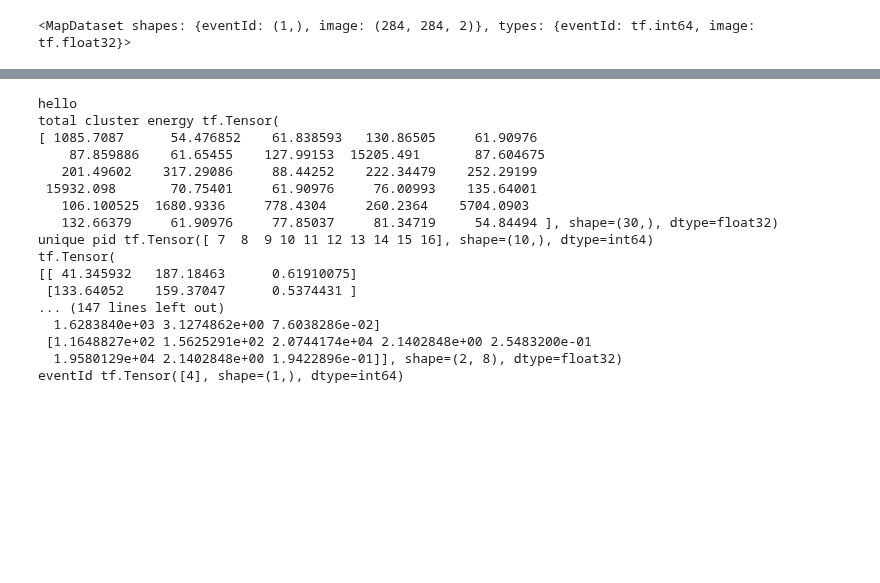
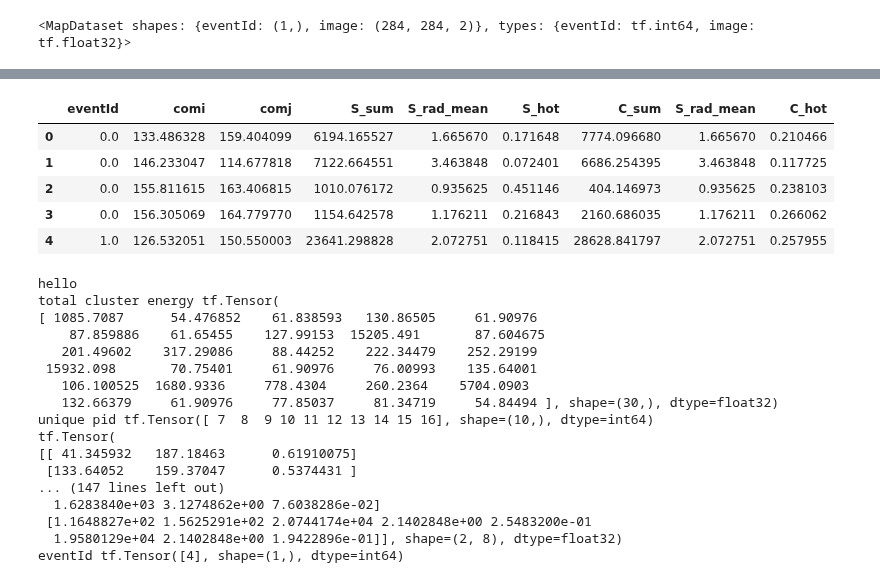
Before and after one commit to mollyhjorthjensen/DREAM, a Jupyter notebook: Analysis/clustering.ipynb, the cells around one changed output, grey strips where cells are left out. Cells and saved outputs as stored; diff of their text form; code cells hidden in the pictures; blank space fills up the shorter version.

```diff
--- a/Analysis/clustering.ipynb
+++ b/Analysis/clustering.ipynb
@@ -84,0 +73,16 @@ KeyError: 'proto'
+# %%
+cols = ['eventId', 'comi', 'comj', 'S_sum', 'S_rad_mean', 'S_hot', 'C_sum', 'S_rad_mean', 'C_hot']
+pdf = pd.DataFrame(columns=cols)
+for parsed in dataset:
+    output = cluster_maker(parsed)
+    output2 = cluster_splitter(output)
+    output3 = scalar_features(output2)
+    s = parsed['scalar'].numpy()
+    eventId = parsed['eventId'].numpy()
+    eventId_rep = np.tile(eventId, [s.shape[0], 1])
+    arr = np.hstack((eventId_rep, s))
+    pdfi = pd.DataFrame(arr, columns=cols)
+    pdf = pdf.append(pdfi)
+pdf.reset_index(drop=True, inplace=True)
+pdf.head()
+pdf.to_csv('clustering.csv', index=False)
@@ -85 +107,10 @@ KeyError: 'proto'
+# %%
+pdf.head()
+# %% [output]
+|  | eventId | comi | comj | S_sum | S_rad_mean | S_hot | C_sum | S_rad_mean | C_hot |
+| 0 | 0.0 | 133.486328 | 159.404099 | 6194.165527 | 1.665670 | 0.171648 | 7774.096680 | 1.665670 | 0.210466 |
+| 1 | 0.0 | 146.233047 | 114.677818 | 7122.664551 | 3.463848 | 0.072401 | 6686.254395 | 3.463848 | 0.117725 |
+| 2 | 0.0 | 155.811615 | 163.406815 | 1010.076172 | 0.935625 | 0.451146 | 404.146973 | 0.935625 | 0.238103 |
+| 3 | 0.0 | 156.305069 | 164.779770 | 1154.642578 | 1.176211 | 0.216843 | 2160.686035 | 1.176211 | 0.266062 |
+| 4 | 1.0 | 126.532051 | 150.550003 | 23641.298828 | 2.072751 | 0.118415 | 28628.841797 | 2.072751 | 0.257955 |
 # %%
```
Also changed, not shown: parts of 6 cells of this notebook.
